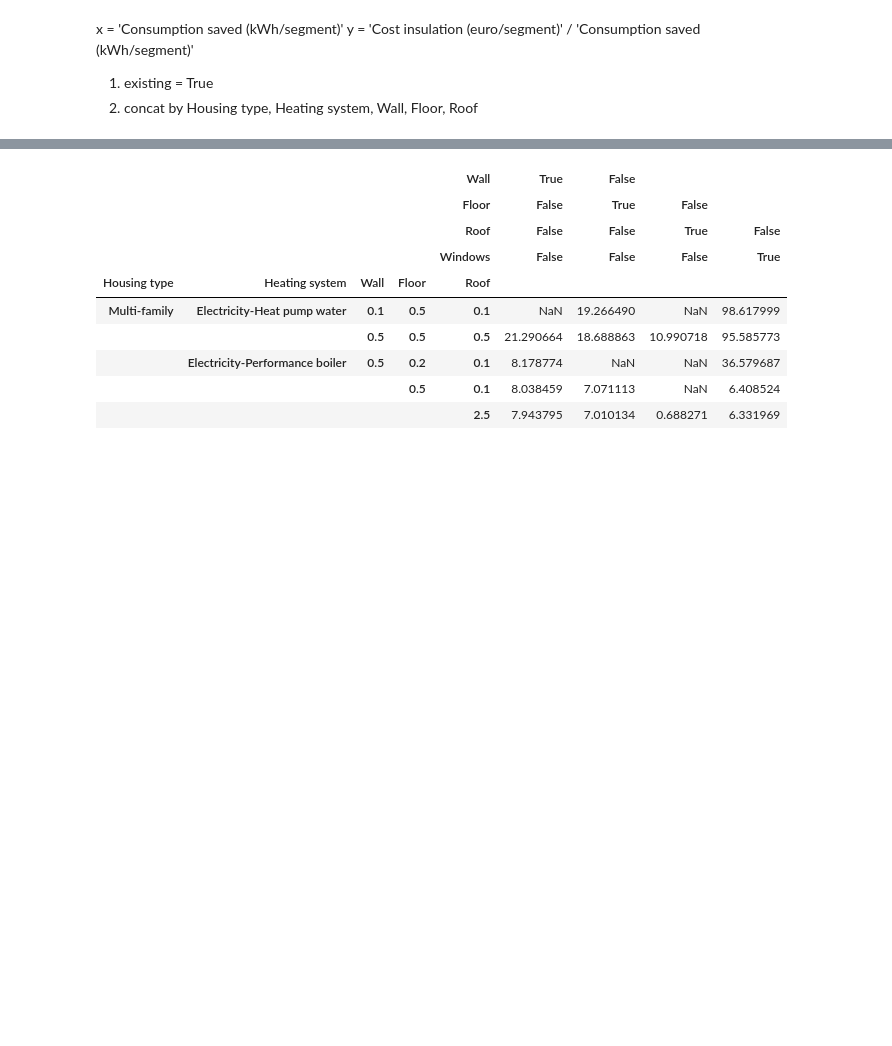
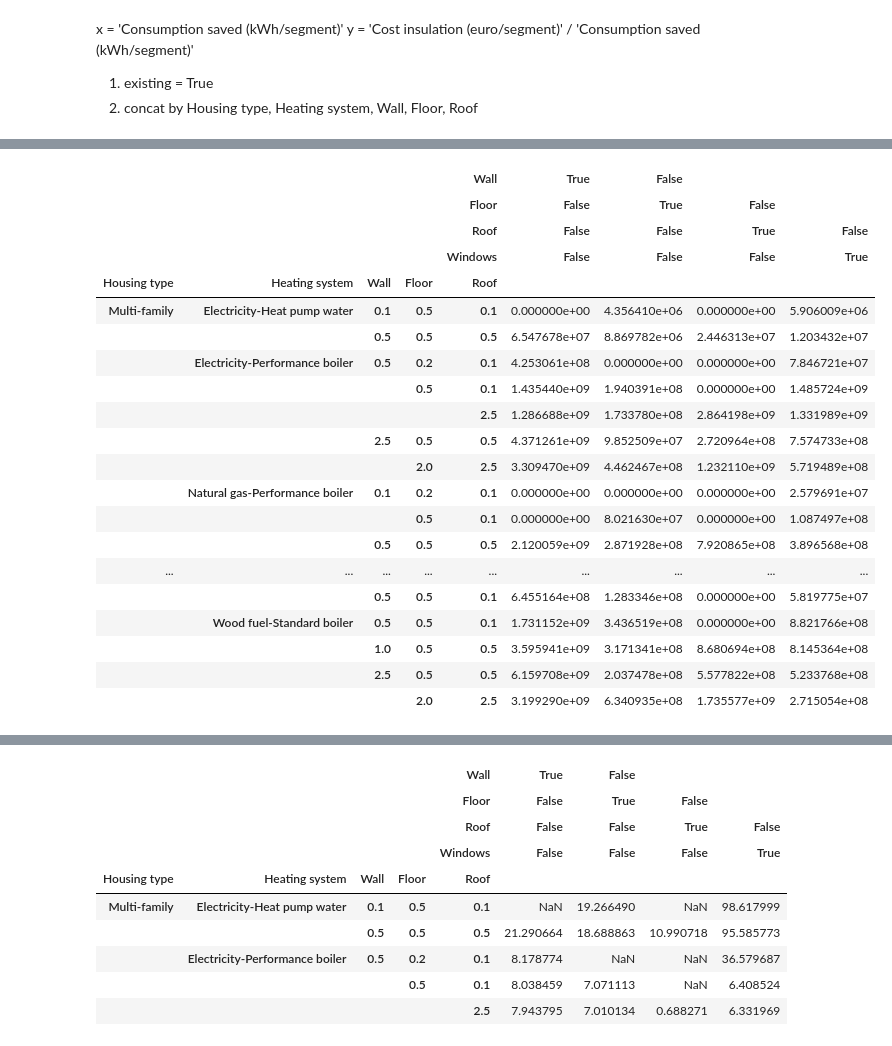
Before and after one commit to CIRED/Res-IRF4, a Jupyter notebook: project/analysis/cost_curve/cost_curve.ipynb, the cells around one changed output, grey strips where cells are left out. Cells and saved outputs as stored; diff of their text form; code cells hidden in the pictures; blank space fills up the shorter version.

```diff
--- a/project/analysis/cost_curve/cost_curve.ipynb
+++ b/project/analysis/cost_curve/cost_curve.ipynb
@@ -55,0 +80,24 @@ cost_efficiency = cost_insulation / consumption_saved
+# %%
+consumption_saved
+# %% [output]
+|  |  |  |  | Wall | True | False |  |  |
+|  |  |  |  | Floor | False | True | False |  |
+|  |  |  |  | Roof | False | False | True | False |
+|  |  |  |  | Windows | False | False | False | True |
+| Housing type | Heating system | Wall | Floor | Roof |  |  |  |  |
+| Multi-family | Electricity-Heat pump water | 0.1 | 0.5 | 0.1 | 0.000000e+00 | 4.356410e+06 | 0.000000e+00 | 5.906009e+06 |
+|  |  | 0.5 | 0.5 | 0.5 | 6.547678e+07 | 8.869782e+06 | 2.446313e+07 | 1.203432e+07 |
+|  | Electricity-Performance boiler | 0.5 | 0.2 | 0.1 | 4.253061e+08 | 0.000000e+00 | 0.000000e+00 | 7.846721e+07 |
+|  |  |  | 0.5 | 0.1 | 1.435440e+09 | 1.940391e+08 | 0.000000e+00 | 1.485724e+09 |
+|  |  |  |  | 2.5 | 1.286688e+09 | 1.733780e+08 | 2.864198e+09 | 1.331989e+09 |
+|  |  | 2.5 | 0.5 | 0.5 | 4.371261e+09 | 9.852509e+07 | 2.720964e+08 | 7.574733e+08 |
+|  |  |  | 2.0 | 2.5 | 3.309470e+09 | 4.462467e+08 | 1.232110e+09 | 5.719489e+08 |
+|  | Natural gas-Performance boiler | 0.1 | 0.2 | 0.1 | 0.000000e+00 | 0.000000e+00 | 0.000000e+00 | 2.579691e+07 |
+|  |  |  | 0.5 | 0.1 | 0.000000e+00 | 8.021630e+07 | 0.000000e+00 | 1.087497e+08 |
+|  |  | 0.5 | 0.5 | 0.5 | 2.120059e+09 | 2.871928e+08 | 7.920865e+08 | 3.896568e+08 |
+| ... | ... | ... | ... | ... | ... | ... | ... | ... |
+|  |  | 0.5 | 0.5 | 0.1 | 6.455164e+08 | 1.283346e+08 | 0.000000e+00 | 5.819775e+07 |
+|  | Wood fuel-Standard boiler | 0.5 | 0.5 | 0.1 | 1.731152e+09 | 3.436519e+08 | 0.000000e+00 | 8.821766e+08 |
+|  |  | 1.0 | 0.5 | 0.5 | 3.595941e+09 | 3.171341e+08 | 8.680694e+08 | 8.145364e+08 |
+|  |  | 2.5 | 0.5 | 0.5 | 6.159708e+09 | 2.037478e+08 | 5.577822e+08 | 5.233768e+08 |
+|  |  |  | 2.0 | 2.5 | 3.199290e+09 | 6.340935e+08 | 1.735577e+09 | 2.715054e+08 |
```
Also changed, not shown: parts of 5 cells of this notebook, 1 other file.
